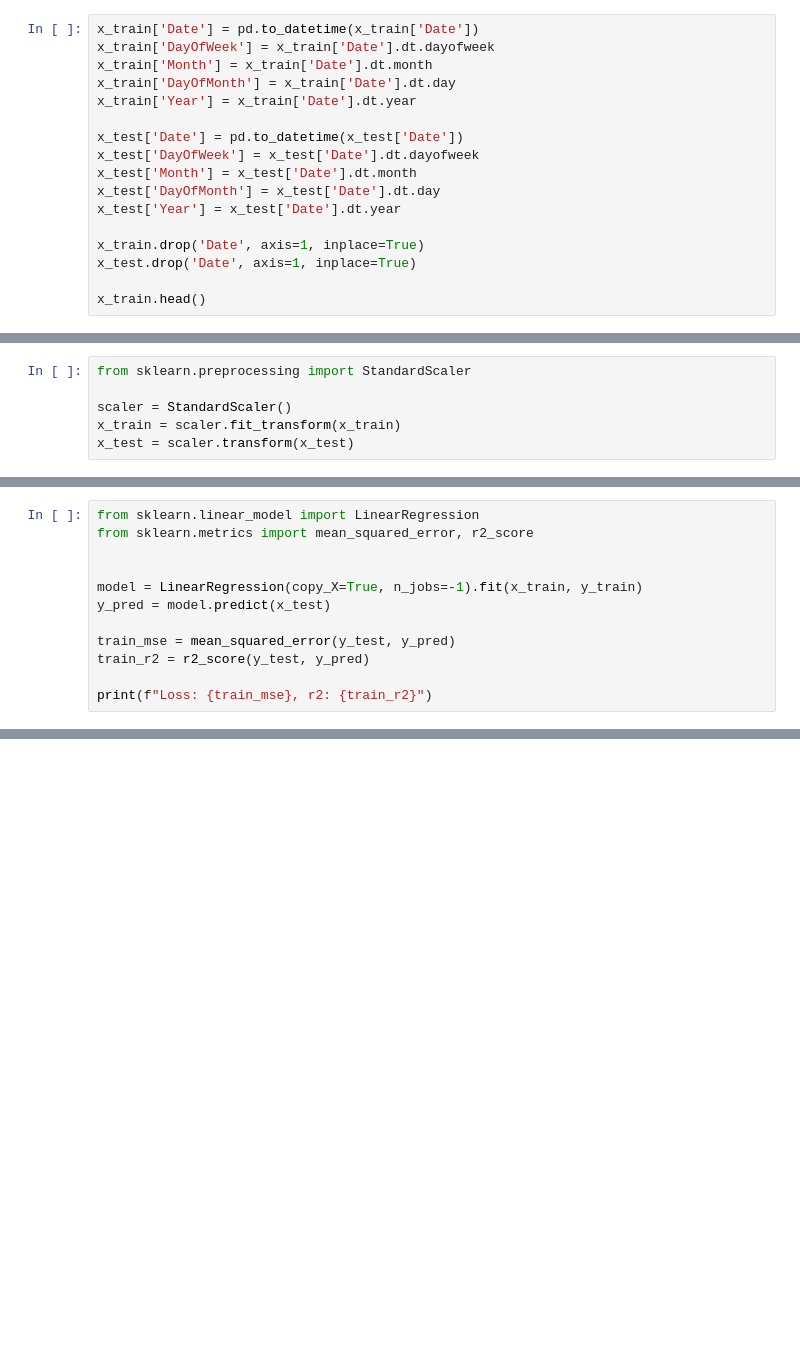
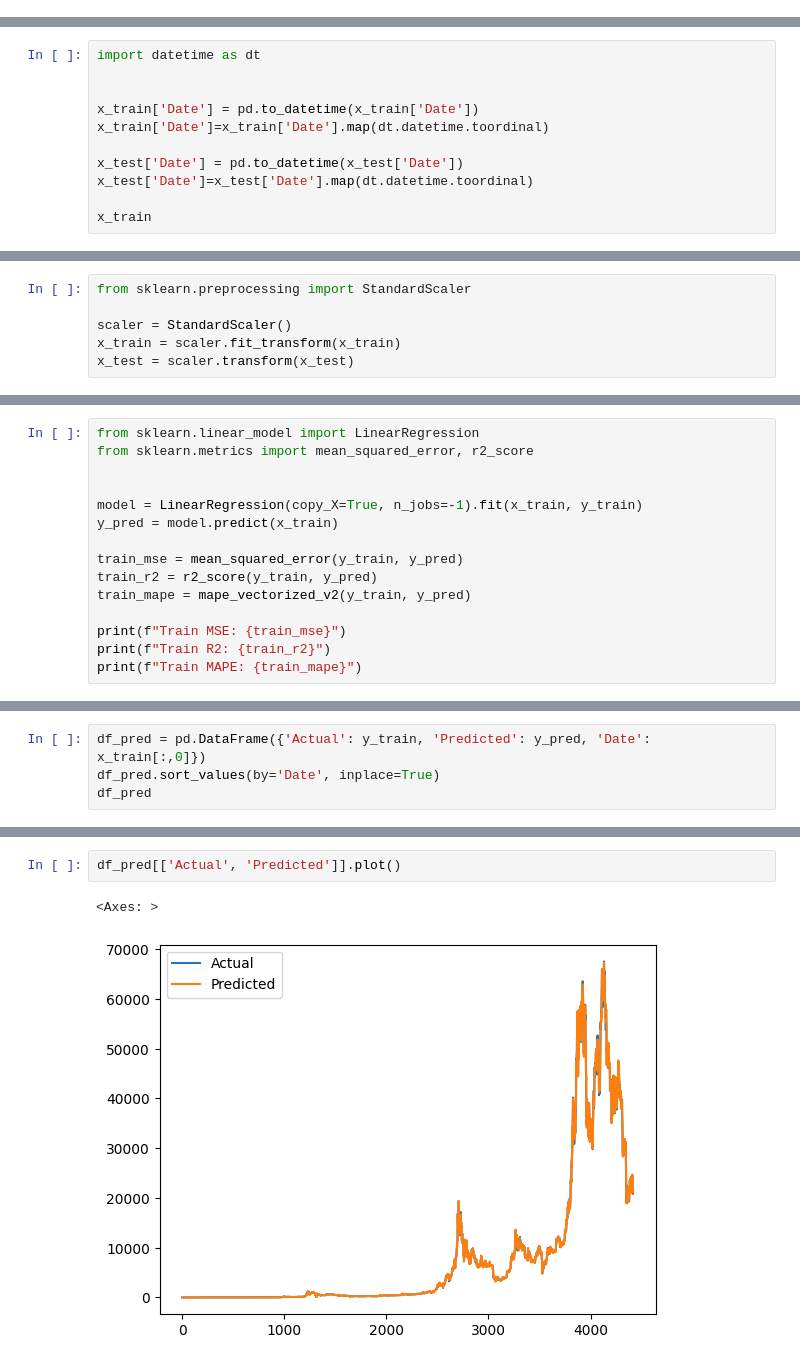
Before and after one commit to olesuv/stock-predictor, a Jupyter notebook: model_research.ipynb, the cells around one changed output, grey strips where cells are left out. Cells and saved outputs as stored; diff of their text form; blank space fills up the shorter version.

```diff
--- a/model_research.ipynb
+++ b/model_research.ipynb
@@ -41,17 +39,0 @@ x_train.shape, x_test.shape, y_train.shape, y_test.shape
-# %%
-x_train['Date'] = pd.to_datetime(x_train['Date'])
-x_train['DayOfWeek'] = x_train['Date'].dt.dayofweek
-x_train['Month'] = x_train['Date'].dt.month
-x_train['DayOfMonth'] = x_train['Date'].dt.day
-x_train['Year'] = x_train['Date'].dt.year
-
-x_test['Date'] = pd.to_datetime(x_test['Date'])
-x_test['DayOfWeek'] = x_test['Date'].dt.dayofweek
-x_test['Month'] = x_test['Date'].dt.month
-x_test['DayOfMonth'] = x_test['Date'].dt.day
-x_test['Year'] = x_test['Date'].dt.year
-
-x_train.drop('Date', axis=1, inplace=True)
-x_test.drop('Date', axis=1, inplace=True)
-
-x_train.head()
@@ -65,0 +40,11 @@ x_train.head()
+# %%
+import datetime as dt
+
+
+x_train['Date'] = pd.to_datetime(x_train['Date'])
+x_train['Date']=x_train['Date'].map(dt.datetime.toordinal)
+
+x_test['Date'] = pd.to_datetime(x_test['Date'])
+x_test['Date']=x_test['Date'].map(dt.datetime.toordinal)
+
+x_train
@@ -75,10 +78,13 @@ from sklearn.metrics import mean_squared_error, r2_score
 
 
 model = LinearRegression(copy_X=True, n_jobs=-1).fit(x_train, y_train)
-y_pred = model.predict(x_test)
+y_pred = model.predict(x_train)
 
-train_mse = mean_squared_error(y_test, y_pred)
-train_r2 = r2_score(y_test, y_pred)
+train_mse = mean_squared_error(y_train, y_pred)
+train_r2 = r2_score(y_train, y_pred)
+train_mape = mape_vectorized_v2(y_train, y_pred)
 
-print(f"Loss: {train_mse}, r2: {train_r2}")
+print(f"Train MSE: {train_mse}")
+print(f"Train R2: {train_r2}")
+print(f"Train MAPE: {train_mape}")
 # %% [output]
@@ -85,0 +94,4 @@ Loss: 23973.707950117612, r2: 0.999188777492837
+# %%
+df_pred = pd.DataFrame({'Actual': y_train, 'Predicted': y_pred, 'Date': x_train[:,0]})
+df_pred.sort_values(by='Date', inplace=True)
+df_pred
@@ -85,0 +112,5 @@ Loss: 23973.707950117612, r2: 0.999188777492837
+# %%
+df_pred[['Actual', 'Predicted']].plot()
+# %% [output]
+<Axes: >
+[figure, added]
```
Also changed, not shown: parts of 9 cells of this notebook.
